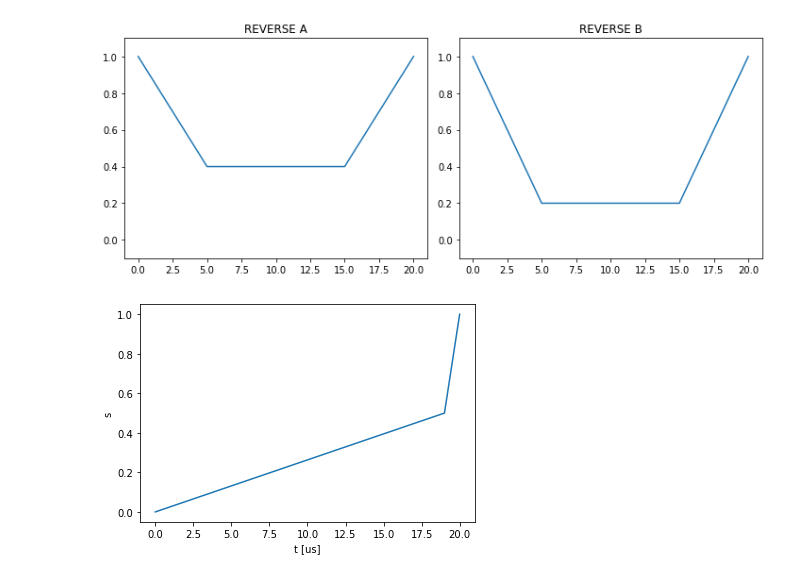
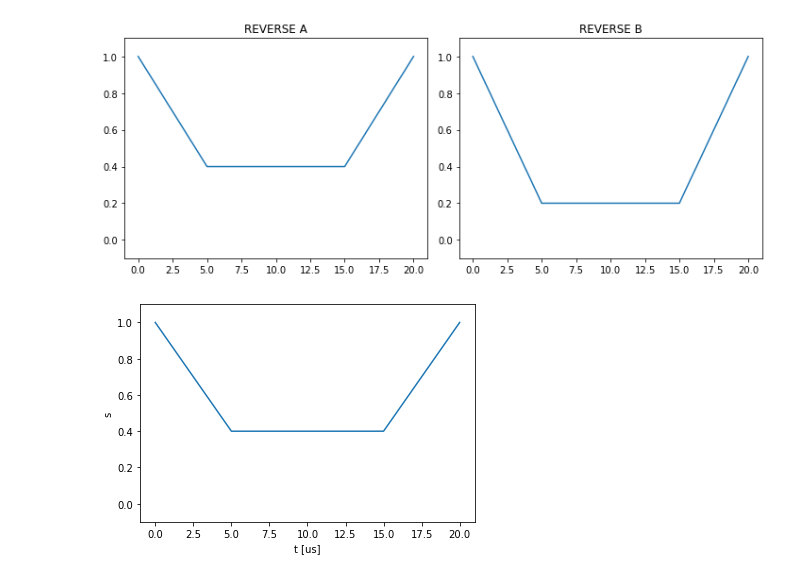
Before and after one commit to Romira915/combinatorial_optimization_solver, a Jupyter notebook: py_src/d-wave.ipynb, the cells around one changed output. Cells and saved outputs as stored; diff of their text form; code cells hidden in the pictures.

```diff
--- a/py_src/d-wave.ipynb
+++ b/py_src/d-wave.ipynb
@@ -400,13 +400,14 @@ plot_schedules(t, s, "reverse_anneal.jpg", [
 [figure]
 [figure]
 # %%
-t = (0, 19, 20)
-s = (0, 0.5, 1)
+t = (0, 5, 15, 20)
+s = (1.0, 0.4, 0.4, 1.0)
 
-plt.plot(t,s)
+plt.plot(t, s)
 plt.xlabel("t [us]")
 plt.ylabel("s")
+plt.ylim(-0.1,1.1)
 plt.savefig("std.jpg")
 plt.show()
 # %% [output]
-[figure, old version]
+[figure, new version]
```
